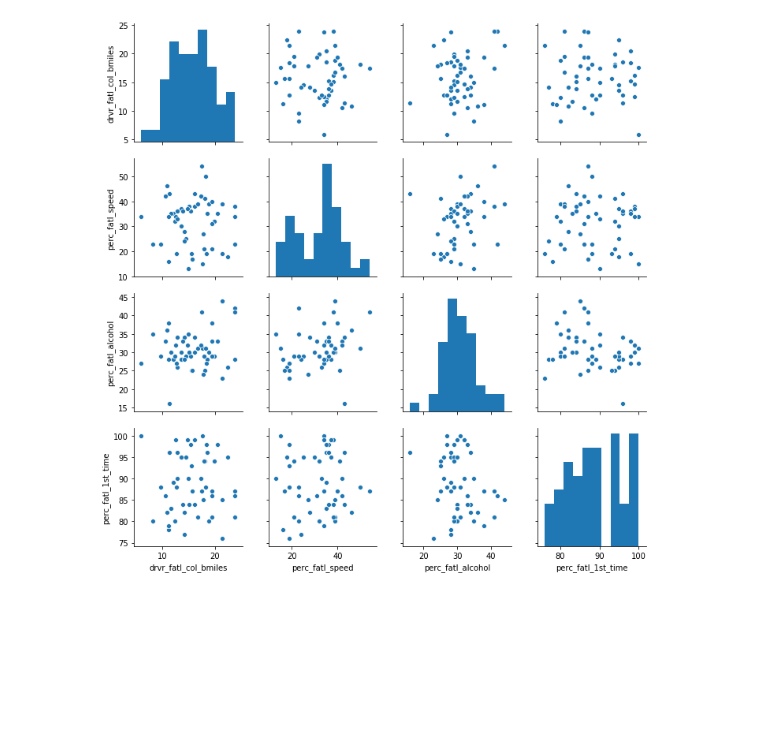
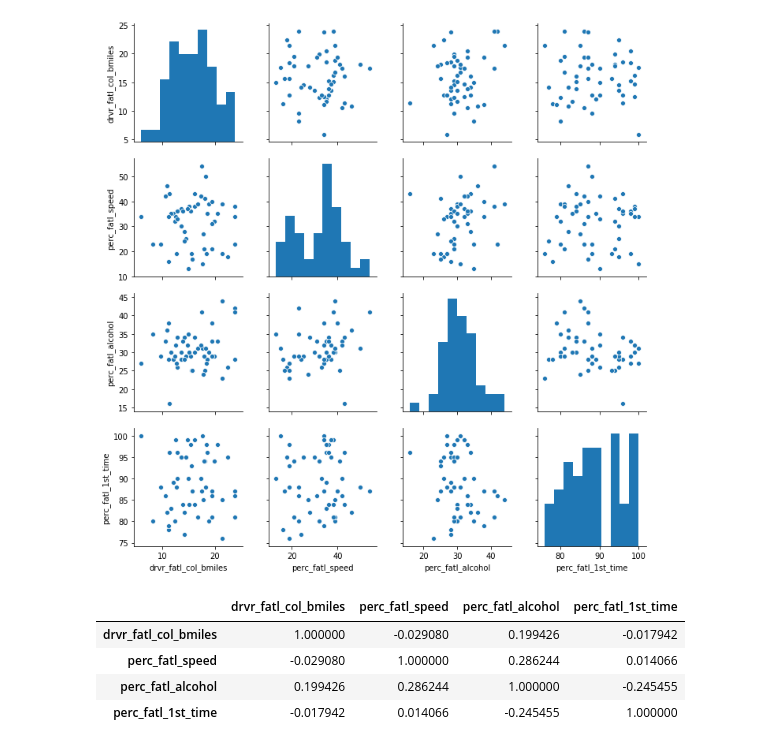
Before and after one commit to CristinaTRico/TrafficMortality, a Jupyter notebook: notebook.ipynb, the cells around one changed output. Saved outputs shown, nothing was run; the diff lists cells and outputs as text; code cells hidden in the pictures; blank space fills up the shorter version.

```diff
--- a/notebook.ipynb
+++ b/notebook.ipynb
@@ -111,3 +111,13 @@ min              76.00000
 max             100.00000
 <seaborn.axisgrid.PairGrid at 0x...>
 [figure]
+# %%
+# Compute the correlation coefficent for all column pairs
+corr_columns = car_acc.corr()
+corr_columns
+# %% [output]
+|  | drvr_fatl_col_bmiles | perc_fatl_speed | perc_fatl_alcohol | perc_fatl_1st_time |
+| drvr_fatl_col_bmiles | 1.000000 | -0.029080 | 0.199426 | -0.017942 |
+| perc_fatl_speed | -0.029080 | 1.000000 | 0.286244 | 0.014066 |
+| perc_fatl_alcohol | 0.199426 | 0.286244 | 1.000000 | -0.245455 |
+| perc_fatl_1st_time | -0.017942 | 0.014066 | -0.245455 | 1.000000 |
```
